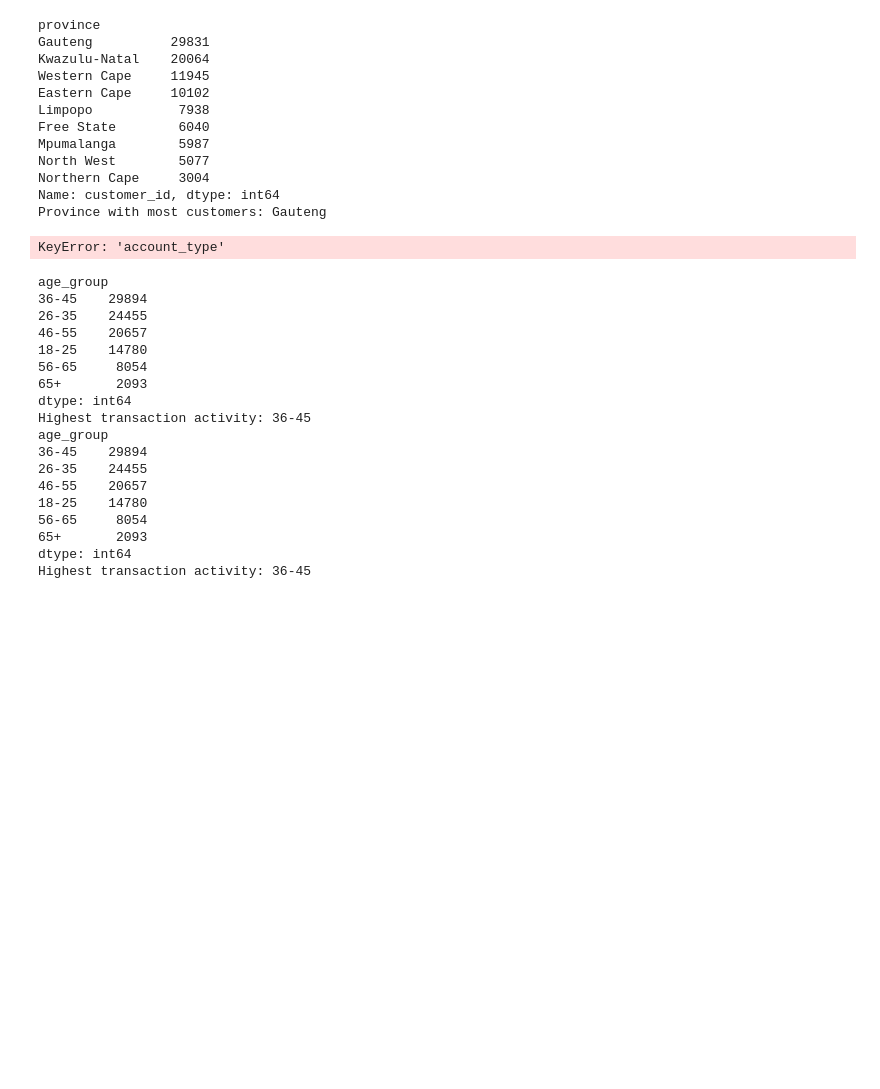
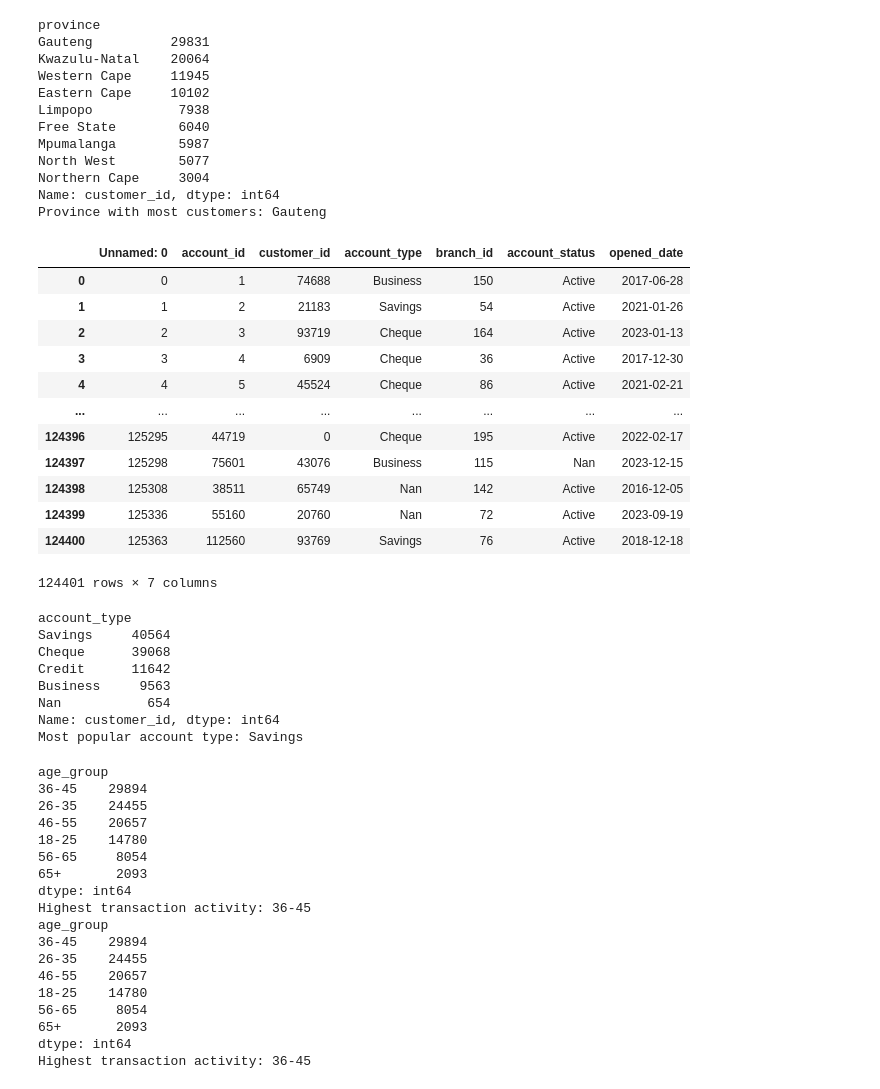
Before and after one commit to akonamajongile-a11y/bankguard, a Jupyter notebook: Siziphiwe_bankguard.ipynb, the cells around one changed output. Drawn from its saved outputs; the diff is of its cells as text; code cells hidden in the pictures; blank space fills up the shorter version.

Commit message:
customer analytics

```diff
--- a/Siziphiwe_bankguard.ipynb
+++ b/Siziphiwe_bankguard.ipynb
@@ -546,13 +564,41 @@ North West        5077
 Northern Cape     3004
 Name: customer_id, dtype: int64
 Province with most customers: Gauteng
+# %%
+import pandas as pd
+
+accounts = pd.read_csv("data/processed/cleanedAccounts2.csv")
+accounts
+# %% [output]
+|  | Unnamed: 0 | account_id | customer_id | account_type | branch_id | account_status | opened_date |
+| 0 | 0 | 1 | 74688 | Business | 150 | Active | 2017-06-28 |
+| 1 | 1 | 2 | 21183 | Savings | 54 | Active | 2021-01-26 |
+| 2 | 2 | 3 | 93719 | Cheque | 164 | Active | 2023-01-13 |
+| 3 | 3 | 4 | 6909 | Cheque | 36 | Active | 2017-12-30 |
+| 4 | 4 | 5 | 45524 | Cheque | 86 | Active | 2021-02-21 |
+| ... | ... | ... | ... | ... | ... | ... | ... |
+| 124396 | 125295 | 44719 | 0 | Cheque | 195 | Active | 2022-02-17 |
+| 124397 | 125298 | 75601 | 43076 | Business | 115 | Nan | 2023-12-15 |
+| 124398 | 125308 | 38511 | 65749 | Nan | 142 | Active | 2016-12-05 |
+| 124399 | 125336 | 55160 | 20760 | Nan | 72 | Active | 2023-09-19 |
+| 124400 | 125363 | 112560 | 93769 | Savings | 76 | Active | 2018-12-18 |
+124401 rows × 7 columns
 # %%
-#Which account type is most popular?
-account_type_counts = trans_acc['account_type'].value_counts()
-print(account_type_counts)
-print("Most popular account type:", account_type_counts.idxmax())
+# Which account type is most popular:
+account_type = (
+accounts.groupby('account_type')['customer_id'].nunique().sort_values(ascending=False)
+)
+print(account_type)
+print("Most popular account type:", account_type.idxmax())
 # %% [output]
-KeyError: 'account_type'
+account_type
+Savings     40564
+Cheque      39068
+Credit      11642
+Business     9563
+Nan           654
+Name: customer_id, dtype: int64
+Most popular account type: Savings
 # %%
 #Which age group has the highest transaction activity?
 #Was creating age groups:
```
Also changed, not shown: parts of 3 cells of this notebook.
